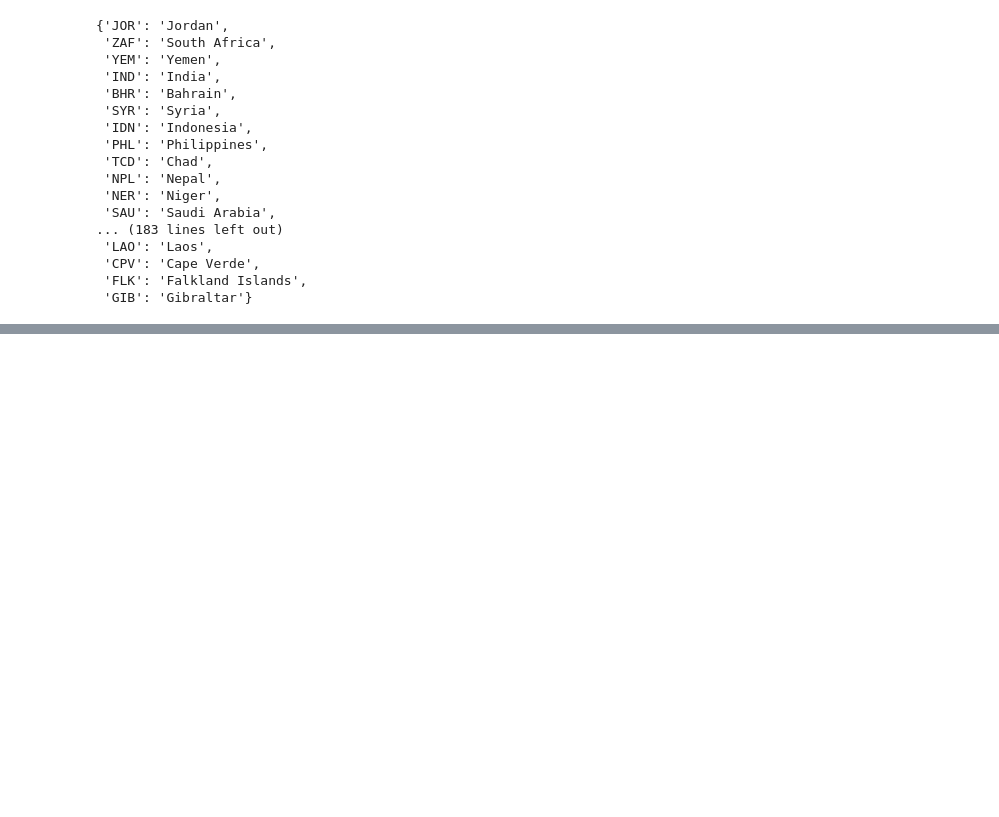
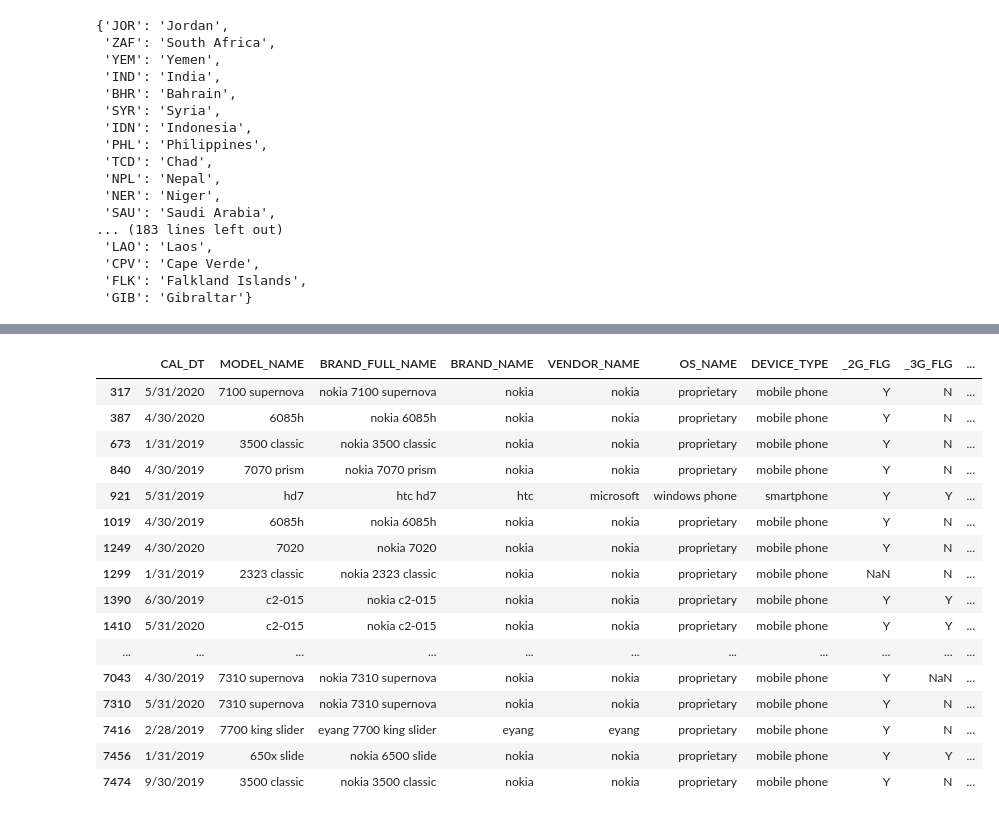
Before and after one commit to mdsri/Wakeb_coop, a Jupyter notebook: Week 4/clean faisal's dataset.ipynb, the cells around one changed output, grey strips where cells are left out. Cells and saved outputs as stored; diff of their text form; code cells hidden in the pictures; blank space fills up the shorter version.

```diff
--- a/Week 4/clean faisal's dataset.ipynb
+++ b/Week 4/clean faisal's dataset.ipynb
@@ -945,0 +842,20 @@ nat_map
+# %%
+df[df.isin(['Z']).any(axis=1)].head(50)
+# %% [output]
+|  | CAL_DT | MODEL_NAME | BRAND_FULL_NAME | BRAND_NAME | VENDOR_NAME | OS_NAME | DEVICE_TYPE | _2G_FLG | _3G_FLG | ... |
+| 317 | 5/31/2020 | 7100 supernova | nokia 7100 supernova | nokia | nokia | proprietary | mobile phone | Y | N | ... |
+| 387 | 4/30/2020 | 6085h | nokia 6085h | nokia | nokia | proprietary | mobile phone | Y | N | ... |
+| 673 | 1/31/2019 | 3500 classic | nokia 3500 classic | nokia | nokia | proprietary | mobile phone | Y | N | ... |
+| 840 | 4/30/2019 | 7070 prism | nokia 7070 prism | nokia | nokia | proprietary | mobile phone | Y | N | ... |
+| 921 | 5/31/2019 | hd7 | htc hd7 | htc | microsoft | windows phone | smartphone | Y | Y | ... |
+| 1019 | 4/30/2019 | 6085h | nokia 6085h | nokia | nokia | proprietary | mobile phone | Y | N | ... |
+| 1249 | 4/30/2020 | 7020 | nokia 7020 | nokia | nokia | proprietary | mobile phone | Y | N | ... |
+| 1299 | 1/31/2019 | 2323 classic | nokia 2323 classic | nokia | nokia | proprietary | mobile phone | NaN | N | ... |
+| 1390 | 6/30/2019 | c2-015 | nokia c2-015 | nokia | nokia | proprietary | mobile phone | Y | Y | ... |
+| 1410 | 5/31/2020 | c2-015 | nokia c2-015 | nokia | nokia | proprietary | mobile phone | Y | Y | ... |
+| ... | ... | ... | ... | ... | ... | ... | ... | ... | ... | ... |
+| 7043 | 4/30/2019 | 7310 supernova | nokia 7310 supernova | nokia | nokia | proprietary | mobile phone | Y | NaN | ... |
+| 7310 | 5/31/2020 | 7310 supernova | nokia 7310 supernova | nokia | nokia | proprietary | mobile phone | Y | N | ... |
+| 7416 | 2/28/2019 | 7700 king slider | eyang 7700 king slider | eyang | eyang | proprietary | mobile phone | Y | N | ... |
+| 7456 | 1/31/2019 | 650x slide | nokia 6500 slide | nokia | nokia | proprietary | mobile phone | Y | Y | ... |
+| 7474 | 9/30/2019 | 3500 classic | nokia 3500 classic | nokia | nokia | proprietary | mobile phone | Y | N | ... |
```
Also changed, not shown: parts of 50 cells of this notebook.
